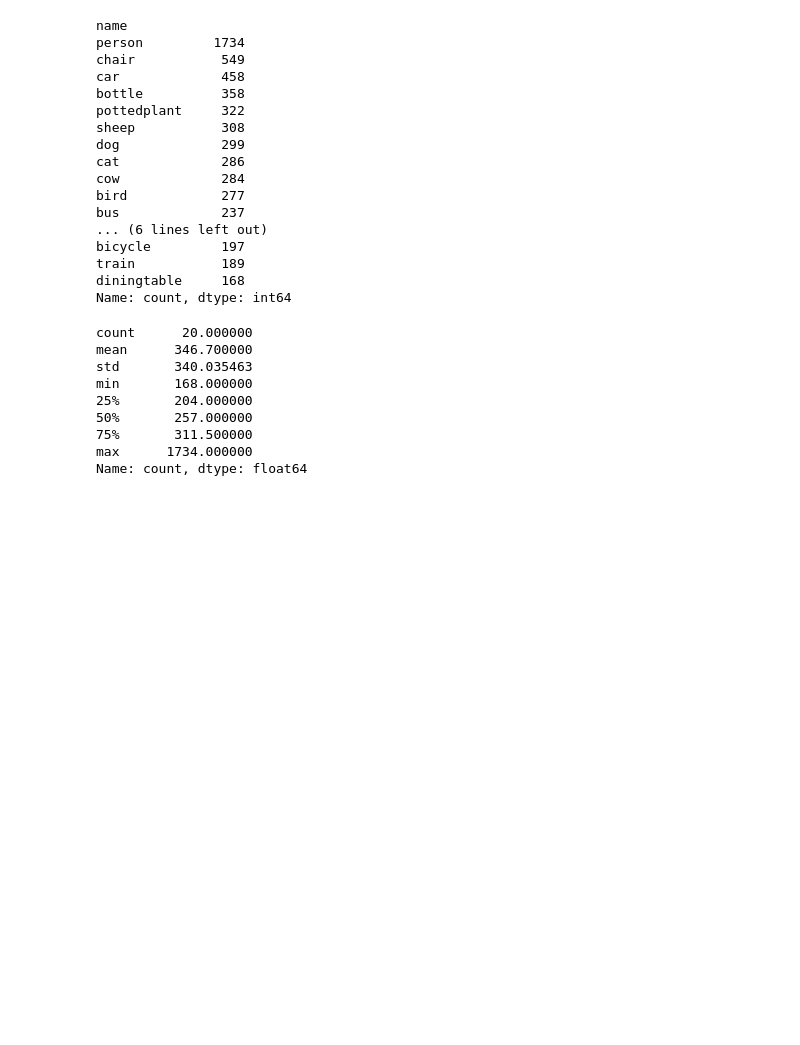
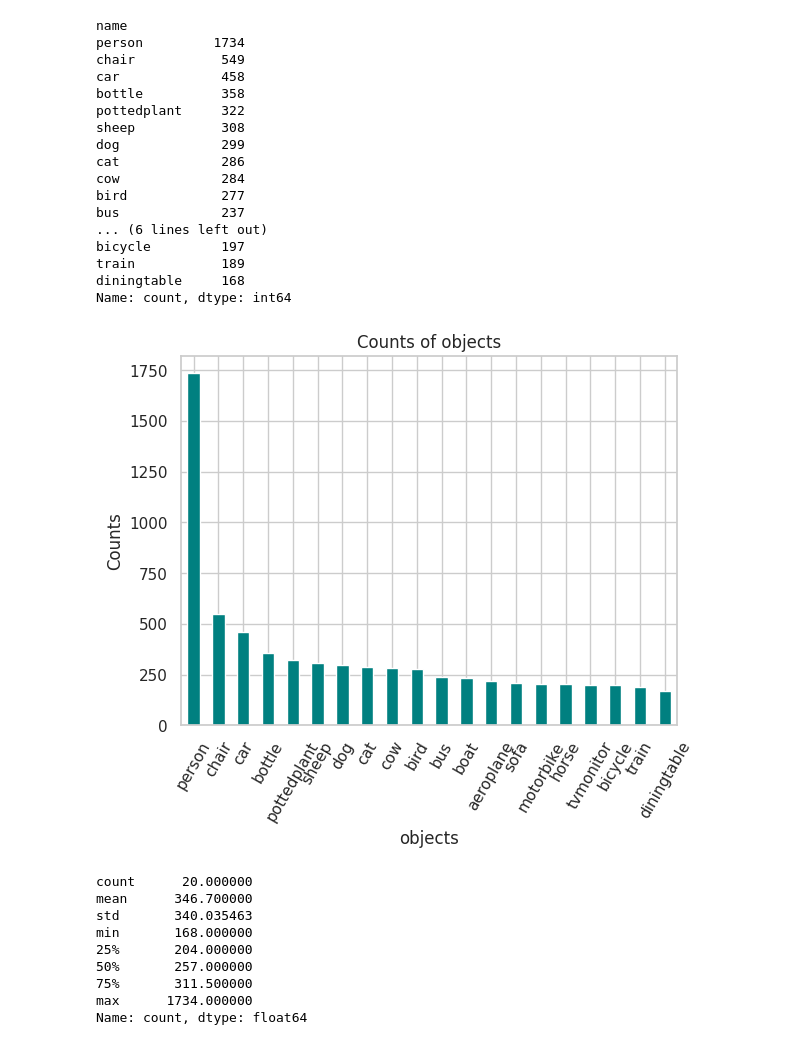
Before and after one commit to boapps/deeplearning-homework, a Jupyter notebook: data_analysis.ipynb, the cells around one changed output. Drawn from its saved outputs; the diff is of its cells as text; code cells hidden in the pictures; blank space fills up the shorter version.

```diff
--- a/data_analysis.ipynb
+++ b/data_analysis.ipynb
@@ -150,6 +153,17 @@ bicycle         197
 train           189
 diningtable     168
 Name: count, dtype: int64
+# %%
+df_object.value_counts('name').plot(kind='bar', color='teal')
+
+plt.xlabel('objects')
+plt.ylabel('Counts')
+plt.title('Counts of objects')
+
+plt.xticks(rotation=60)
+plt.show()
+# %% [output]
+[figure, added]
 # %%
 df_object.value_counts('name').describe()
 # %% [output]
```
Also changed, not shown: parts of 14 cells of this notebook.
